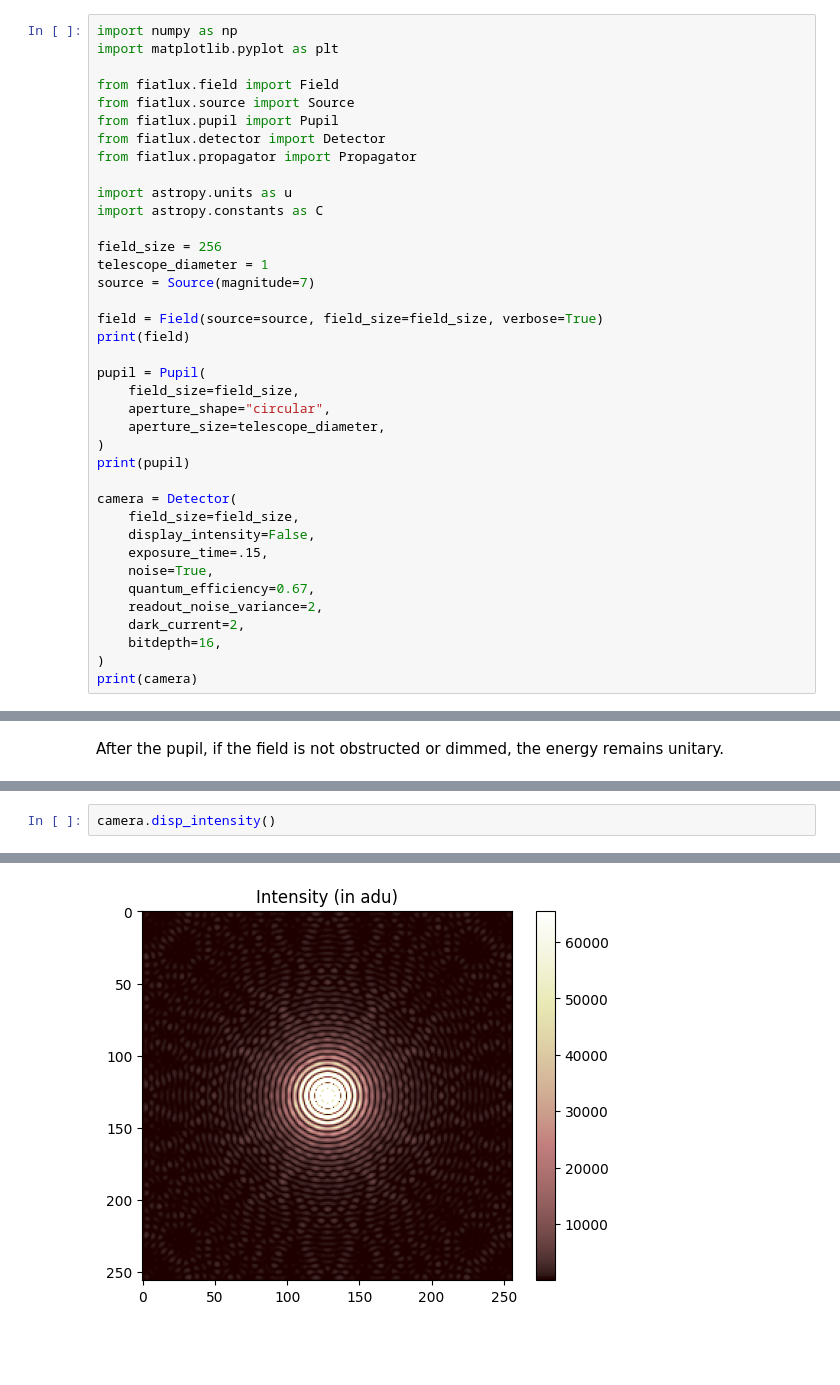
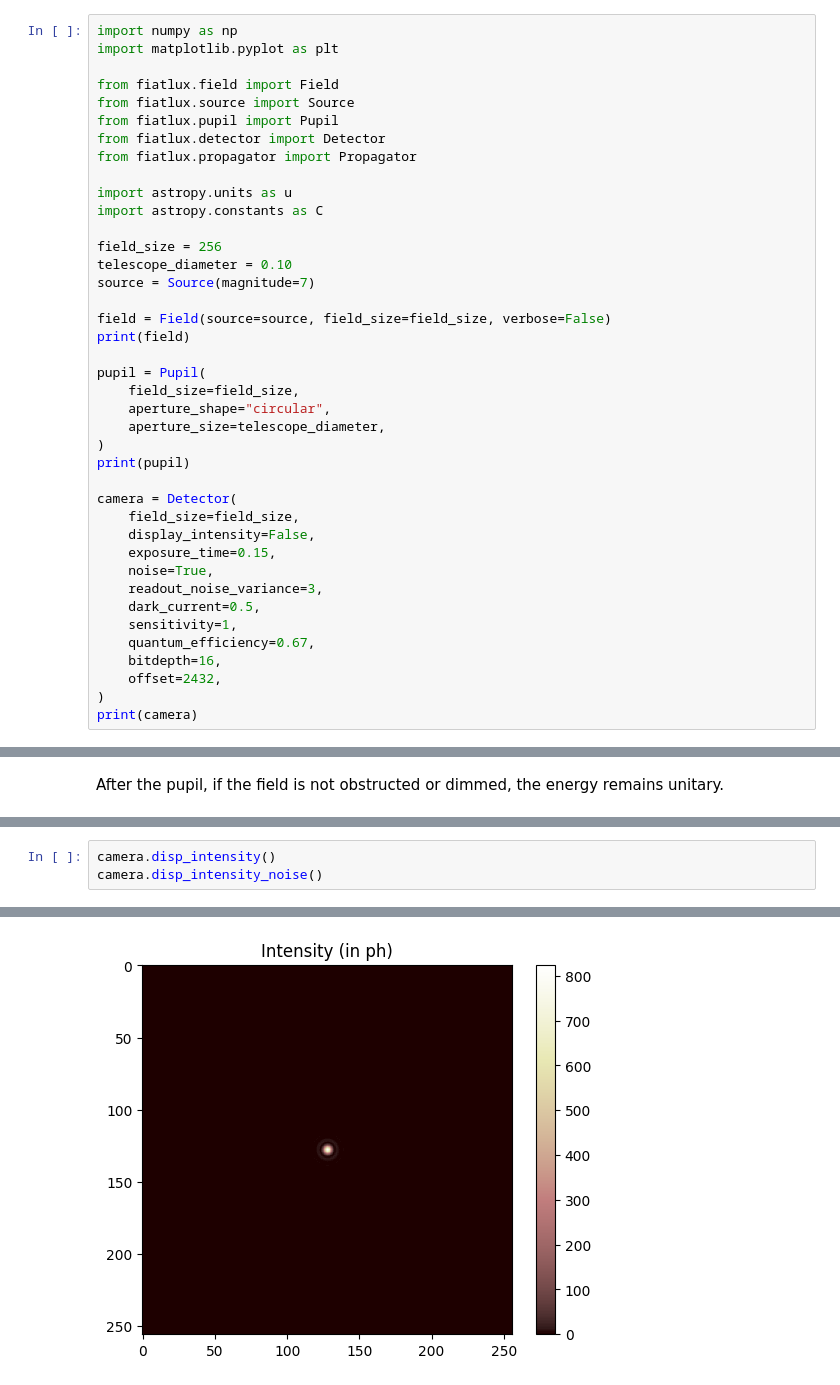
Before and after one commit to bidou2002/fiatlux, a Jupyter notebook: fiatlux/tutorials/fourier_energy_conservation.ipynb, the cells around one changed output, grey strips where cells are left out. Saved outputs shown, nothing was run; the diff lists cells and outputs as text; blank space fills up the shorter version.

```diff
--- a/fiatlux/tutorials/fourier_energy_conservation.ipynb
+++ b/fiatlux/tutorials/fourier_energy_conservation.ipynb
@@ -16,10 +16,10 @@ import astropy.units as u
 import astropy.constants as C
 
 field_size = 256
-telescope_diameter = 1
+telescope_diameter = 0.10
 source = Source(magnitude=7)
 
-field = Field(source=source, field_size=field_size, verbose=True)
+field = Field(source=source, field_size=field_size, verbose=False)
 print(field)
 
 pupil = Pupil(
@@ -32,12 +32,14 @@ print(pupil)
 camera = Detector(
     field_size=field_size,
     display_intensity=False,
-    exposure_time=.15,
+    exposure_time=0.15,
     noise=True,
+    readout_noise_variance=3,
+    dark_current=0.5,
+    sensitivity=1,
     quantum_efficiency=0.67,
-    readout_noise_variance=2,
-    dark_current=2,
     bitdepth=16,
+    offset=2432,
 )
 print(camera)
 # %% [output]
@@ -104,3 +116,4 @@ The Source class is created to carry information of the field and the spectral d
 # %%
 camera.disp_intensity()
+camera.disp_intensity_noise()
 # %% [output]
@@ -115 +120 @@ adu adu
-[figure, old version]
+[figure, new version]
```
Also changed, not shown: parts of 9 cells of this notebook, 3 other files.
